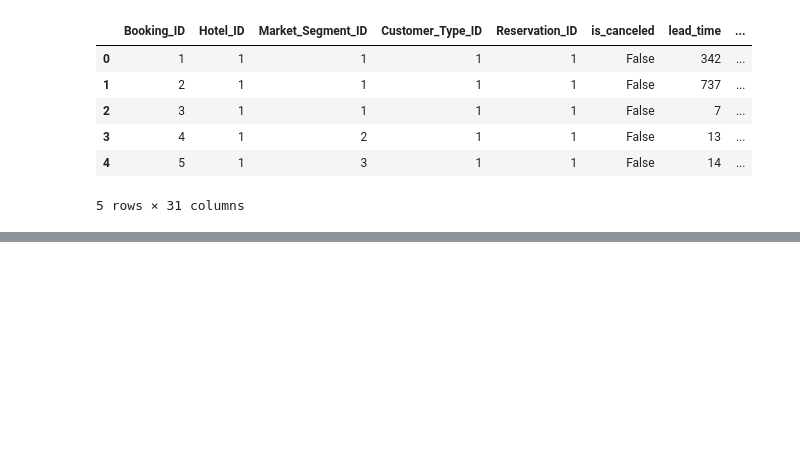
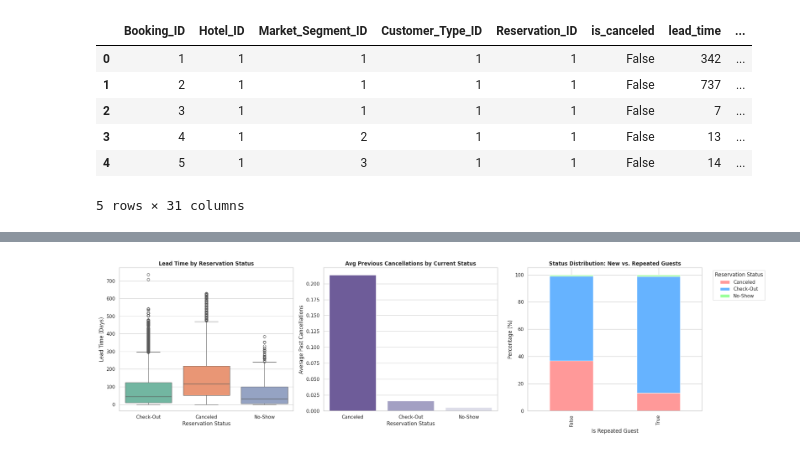
Before and after one commit to anniechooimh/Hospitality-Analytics, a Jupyter notebook: Capstone_Hospitality Analysis.ipynb, the cells around one changed output, grey strips where cells are left out. Cells and saved outputs as stored; diff of their text form; code cells hidden in the pictures; blank space fills up the shorter version.

```diff
--- a/Capstone_Hospitality Analysis.ipynb
+++ b/Capstone_Hospitality Analysis.ipynb
@@ -147,0 +416,19 @@ None
+# %%
+# Analyze Risk Factors
+# Risk Factor A: Impact of previous cancellations on future reservation outcome
+prev_cancel_impact = merged_booking.groupby('reservation_status')['previous_cancellations'].mean().reset_index()
+
+# Risk Factor B: Impact of repeated guest status
+repeated_guest_impact = merged_booking.groupby('is_repeated_guest')['reservation_status'].value_counts(normalize=True).unstack().fillna(0) * 100
+
+# Risk Factor C: Lead Time comparison across reservation statuses
+lead_time_stats = merged_booking.groupby('reservation_status')['lead_time'].median().reset_index()
+
+print("\n--- Mean Previous Cancellations by Reservation Status ---")
+display(prev_cancel_impact)
+
+print("\n--- Impact of Repeated Guest Status on Outcomes (%) ---")
+display(repeated_guest_impact)
+
+print("\n--- Median Lead Time by Reservation Status ---")
+display(lead_time_stats)
@@ -147,0 +451,27 @@ None
+# %%
+# Visualize reservation status risk factors
+fig, axes = plt.subplots(1, 3, figsize=(22, 6))
+
+# 1. Lead Time Distribution across Reservation Status
+sns.boxplot(data=merged_booking, x='reservation_status', y='lead_time', ax=axes[0], palette='Set2', hue='reservation_status', legend=False)
+axes[0].set_title('Lead Time by Reservation Status', fontsize=12, fontweight='bold')
+axes[0].set_xlabel('Reservation Status')
+axes[0].set_ylabel('Lead Time (Days)')
+
+# 2. Previous Cancellations rate across status
+sns.barplot(data=prev_cancel_impact, x='reservation_status', y='previous_cancellations', ax=axes[1], palette='Purples_r', hue='reservation_status', legend=False)
+axes[1].set_title('Avg Previous Cancellations by Current Status', fontsize=12, fontweight='bold')
+axes[1].set_xlabel('Reservation Status')
+axes[1].set_ylabel('Average Past Cancellations')
+
+# 3. Repeat Guest behavior
+repeated_guest_impact.plot(kind='bar', stacked=True, ax=axes[2], color=['#ff9999','#66b3ff','#99ff99'])
+axes[2].set_title('Status Distribution: New vs. Repeated Guests', fontsize=12, fontweight='bold')
+axes[2].set_xlabel('Is Repeated Guest')
+axes[2].set_ylabel('Percentage (%)')
+axes[2].legend(title='Reservation Status', bbox_to_anchor=(1.05, 1), loc='upper left')
+
+plt.tight_layout()
+plt.show()
+# %% [output]
+[figure, added]
```
Also changed, not shown: parts of 12 cells of this notebook.
